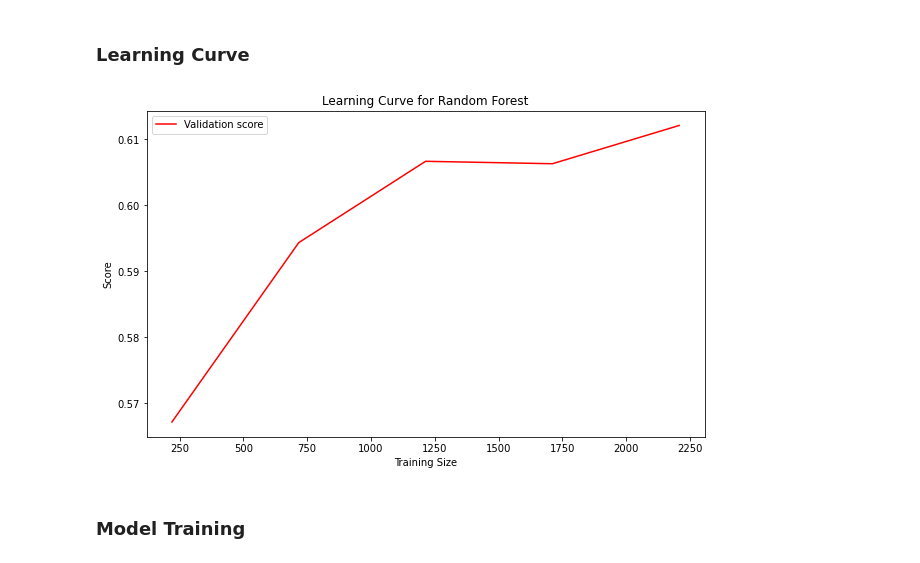
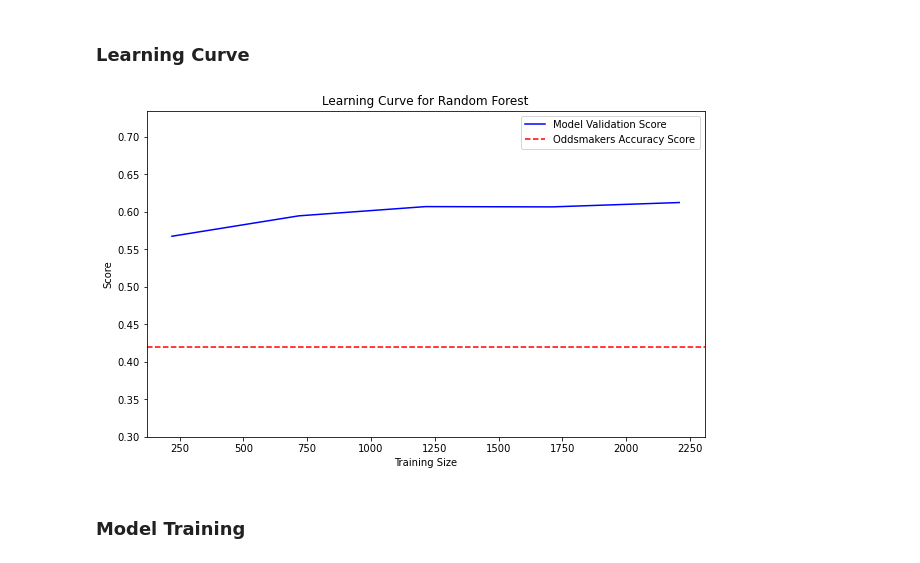
Before and after one commit to RaoBrandon/UFC-Fight-Prediction, a Jupyter notebook: UFC-Fight-Prediction.ipynb, the cells around one changed output. Saved outputs shown, nothing was run; the diff lists cells and outputs as text; code cells hidden in the pictures.

```diff
--- a/UFC-Fight-Prediction.ipynb
+++ b/UFC-Fight-Prediction.ipynb
@@ -400,20 +399,22 @@ Test set: (691, 347)
 # %%
 # Intantiate our model
 rf = RandomForestClassifier(n_estimators=100, random_state=42)
 
 # Calculate learning curve
 train_sizes, train_scores, test_scores = learning_curve(rf, X_train, y_train, cv=5)
 
 # Plot the learning curve
 plt.figure(figsize=(10, 6))
-plt.plot(train_sizes, test_scores.mean(axis=1), label='Validation score', color='red')
+plt.plot(train_sizes, test_scores.mean(axis=1), label='Model Validation Score', color='blue')
+plt.axhline(y=0.42, linestyle='--', label='Oddsmakers Accuracy Score', color='red')
 plt.xlabel('Training Size')
 plt.ylabel('Score')
 plt.title('Learning Curve for Random Forest')
+plt.ylim(0.3, max(test_scores.mean(axis=1))*1.2)
 plt.legend()
 plt.show()
 # %% [output]
-[figure, old version]
+[figure, new version]
 # %% [markdown]
 ### Model Training
 # %%
```
Also changed, not shown: parts of 4 cells of this notebook, 2 other files.
